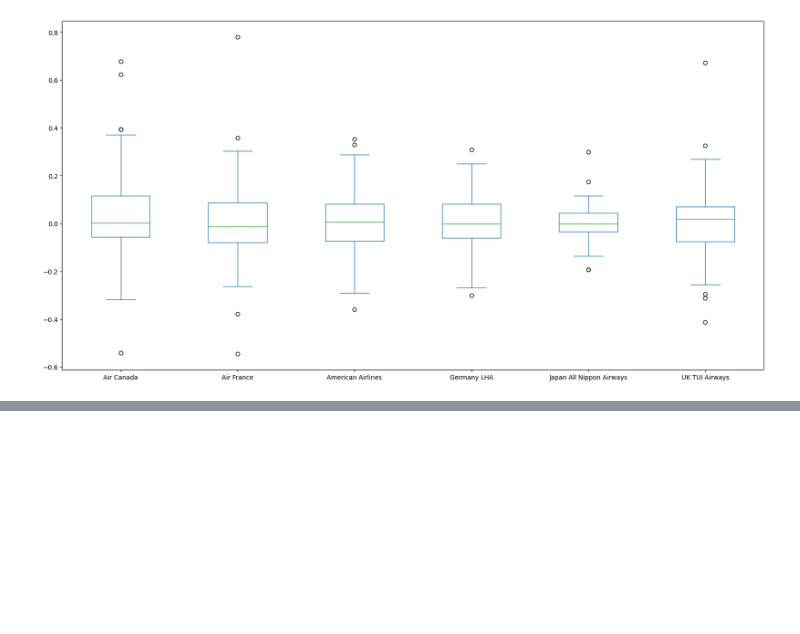
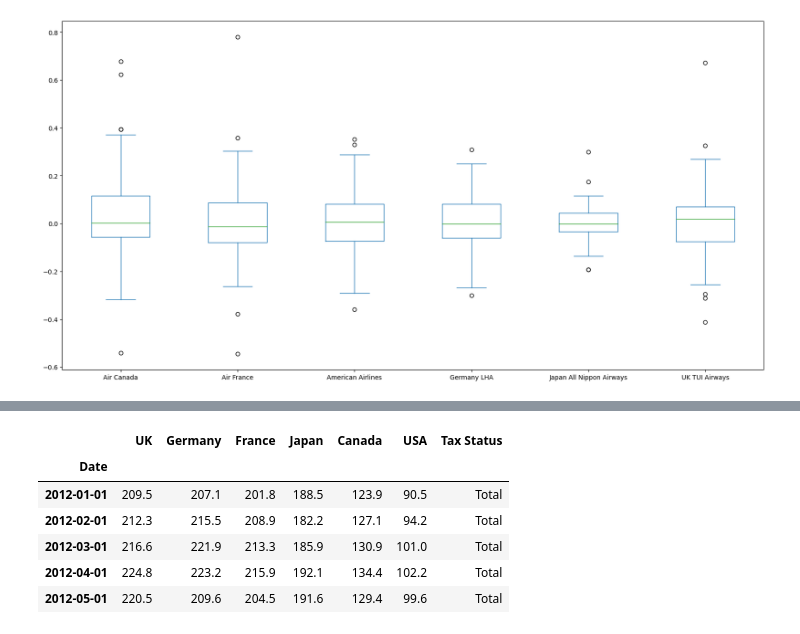
Before and after one commit to Emmalu868/Group-3-Project, a Jupyter notebook: Airline Data/Airline.ipynb, the cells around one changed output, grey strips where cells are left out. Saved outputs shown, nothing was run; the diff lists cells and outputs as text; code cells hidden in the pictures; blank space fills up the shorter version.

```diff
--- a/Airline Data/Airline.ipynb
+++ b/Airline Data/Airline.ipynb
@@ -484,0 +526,12 @@ df_monthly_return.plot(kind="box", figsize=(20,10))
+# %%
+# Slice the column "Tax Status" to filter only the Total price
+total_pump_price_all = pump_price_all[pump_price_all["Tax Status"]=="Total"]
+total_pump_price_all.head()
+# %% [output]
+|  | UK | Germany | France | Japan | Canada | USA | Tax Status |
+| Date |  |  |  |  |  |  |  |
+| 2012-01-01 | 209.5 | 207.1 | 201.8 | 188.5 | 123.9 | 90.5 | Total |
+| 2012-02-01 | 212.3 | 215.5 | 208.9 | 182.2 | 127.1 | 94.2 | Total |
+| 2012-03-01 | 216.6 | 221.9 | 213.3 | 185.9 | 130.9 | 101.0 | Total |
+| 2012-04-01 | 224.8 | 223.2 | 215.9 | 192.1 | 134.4 | 102.2 | Total |
+| 2012-05-01 | 220.5 | 209.6 | 204.5 | 191.6 | 129.4 | 99.6 | Total |
```
Also changed, not shown: parts of 12 cells of this notebook.
